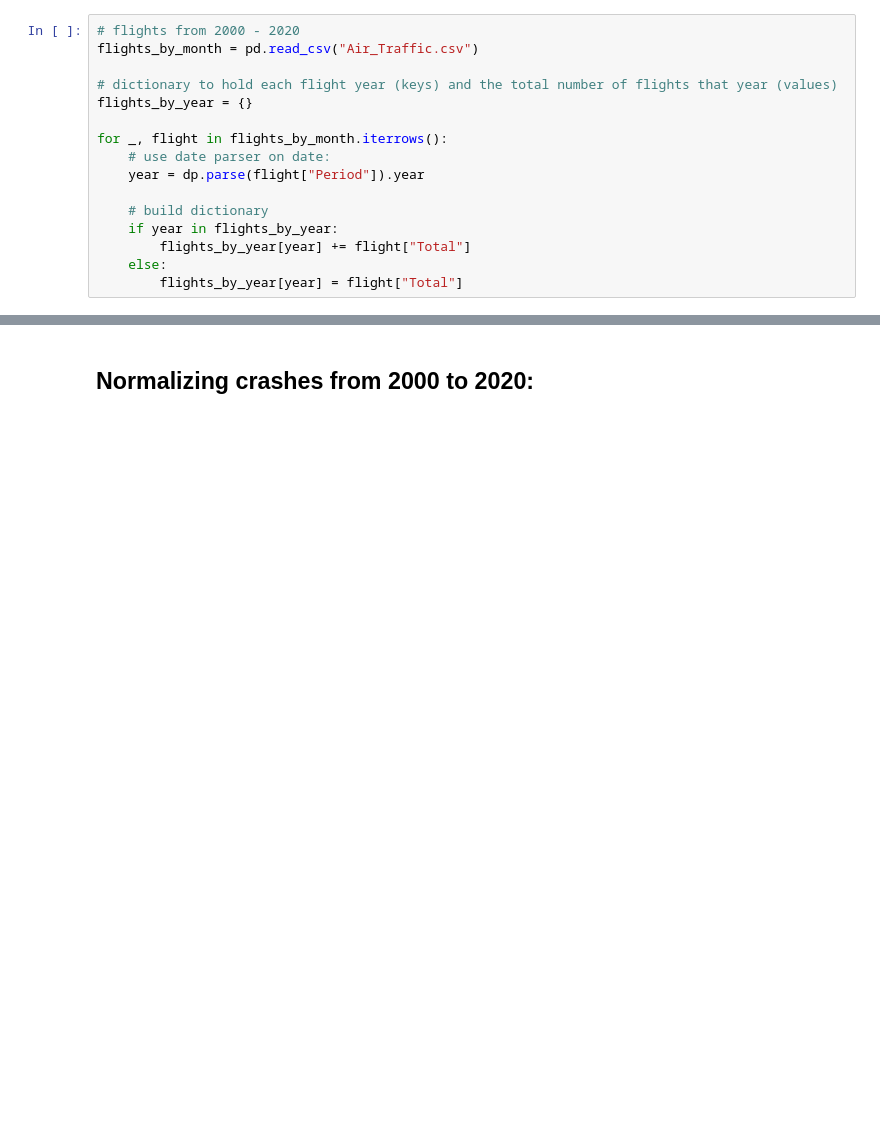
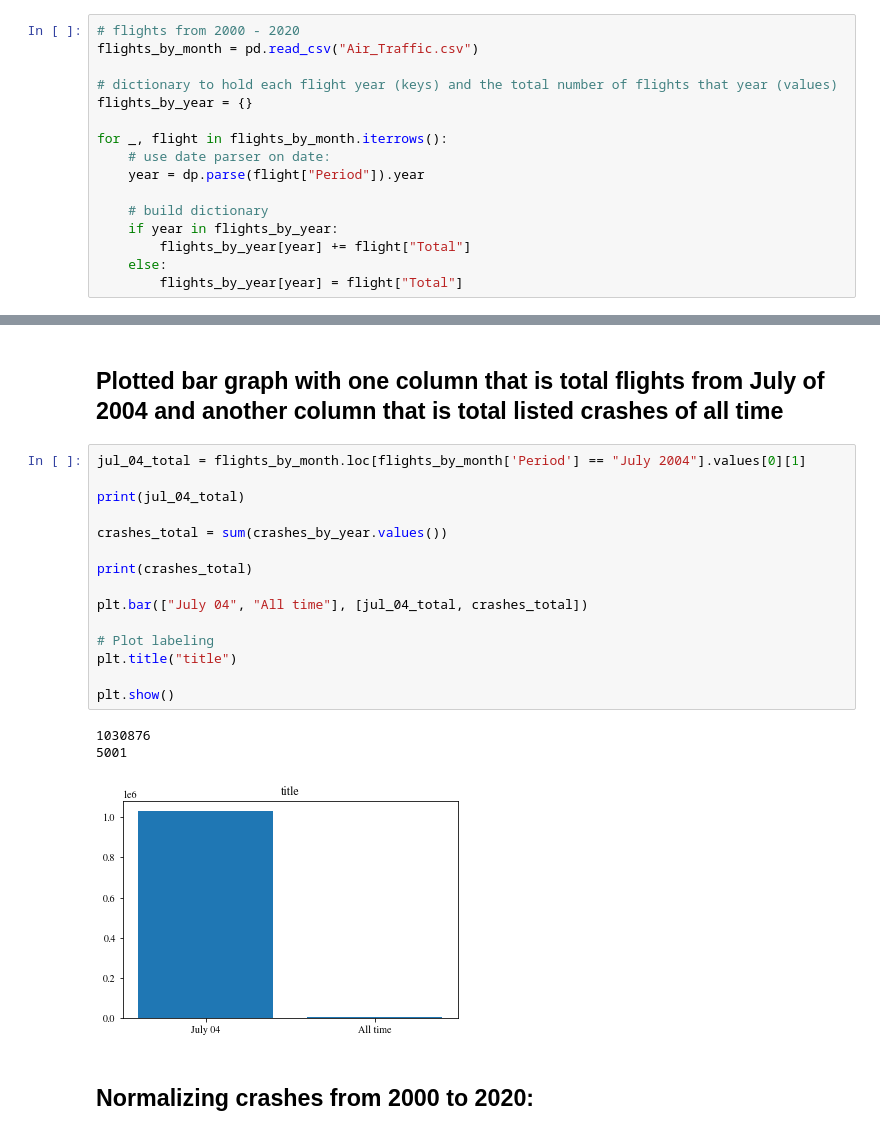
Before and after one commit to bgrantBoards/midterm-keanu-ben, a Jupyter notebook: notebook.ipynb, the cells around one changed output, grey strips where cells are left out. Cells and saved outputs as stored; diff of their text form; blank space fills up the shorter version.

```diff
--- a/notebook.ipynb
+++ b/notebook.ipynb
@@ -89,3 +124,24 @@ plt.show()
+# %% [markdown]
+## Plotted bar graph with one column that is total flights from July of 2004 and another column that is total listed crashes of all time
+# %%
+jul_04_total = flights_by_month.loc[flights_by_month['Period'] == "July 2004"].values[0][1]
+
+print(jul_04_total)
+
+crashes_total = sum(crashes_by_year.values())
+
+print(crashes_total)
+
+plt.bar(["July 04", "All time"], [jul_04_total, crashes_total])
+
+# Plot labeling
+plt.title("title")
+
+plt.show()
+# %% [output]
+1030876
+5001
+[figure, added]
 # %% [markdown]
 ## Normalizing crashes from 2000 to 2020:
 # %%
```
Also changed, not shown: parts of 20 cells of this notebook.
